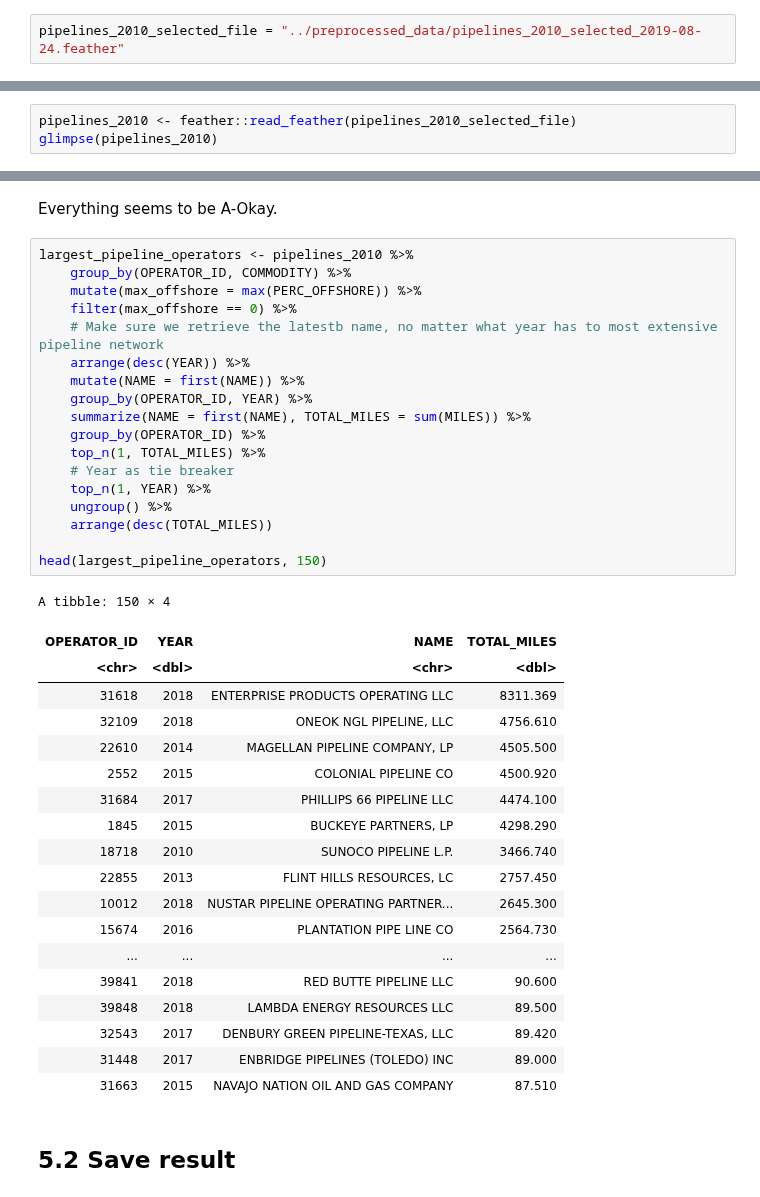
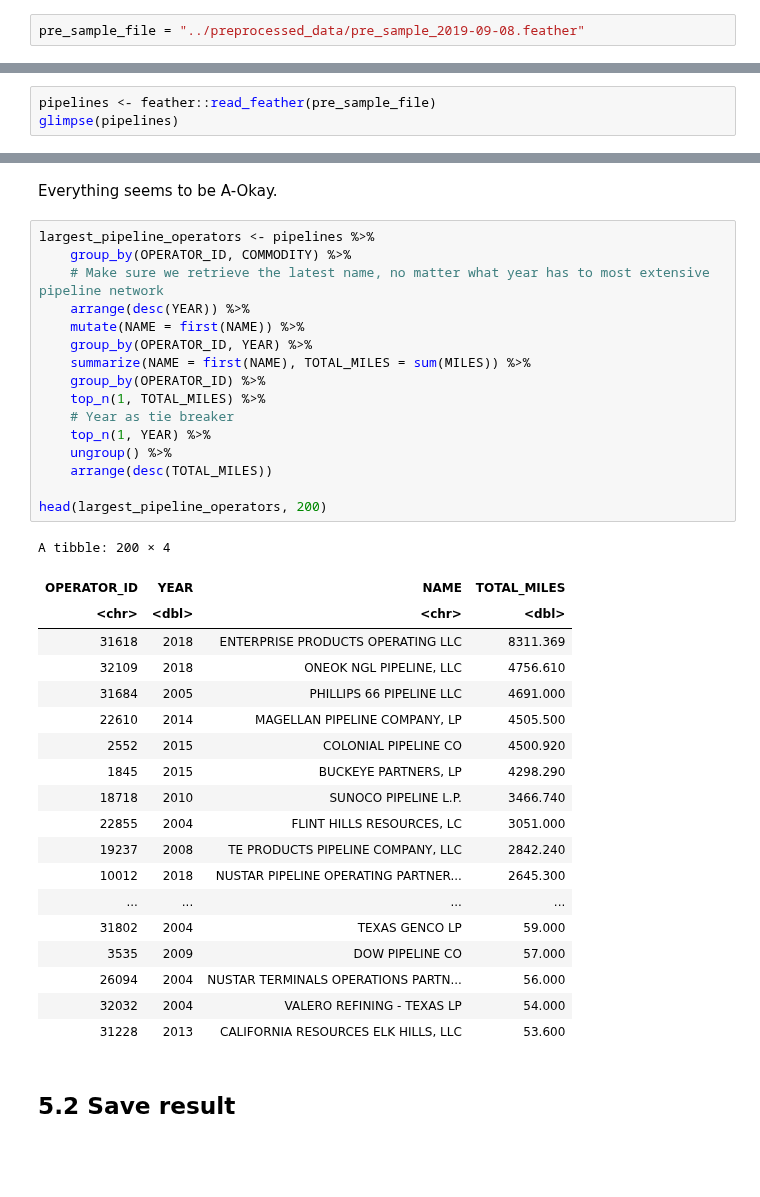
Before and after one commit to julianbarg/oil_industry, a Jupyter notebook: workbooks/5r_find_largest_observations.ipynb, the cells around one changed output, grey strips where cells are left out. Saved outputs shown, nothing was run; the diff lists cells and outputs as text; blank space fills up the shorter version.

Commit message:
Find largest observation for new, more comprehensive dataset (2004-2018).

```diff
--- a/workbooks/5r_find_largest_observations.ipynb
+++ b/workbooks/5r_find_largest_observations.ipynb
@@ -20,12 +20,12 @@ Registered S3 method overwritten by 'rvest':
 ✖ dplyr::filter() masks stats::filter()
 ✖ dplyr::lag()    masks stats::lag()
 # %%
-pipelines_2010_selected_file = "../preprocessed_data/pipelines_2010_selected_2019-08-24.feather"
+pre_sample_file = "../preprocessed_data/pre_sample_2019-09-08.feather"
 # %% [markdown]
 ## Load data
 # %%
-pipelines_2010 <- feather::read_feather(pipelines_2010_selected_file)
-glimpse(pipelines_2010)
+pipelines <- feather::read_feather(pre_sample_file)
+glimpse(pipelines)
 # %% [output]
 Warning message:
 “Coercing int64 to double”
@@ -115,43 +111,41 @@ pipelines_2010 %>%
 # %% [markdown]
 Everything seems to be A-Okay.
 # %%
-largest_pipeline_operators <- pipelines_2010 %>%
+largest_pipeline_operators <- pipelines %>%
     group_by(OPERATOR_ID, COMMODITY) %>%
-    mutate(max_offshore = max(PERC_OFFSHORE)) %>%
-    filter(max_offshore == 0) %>%
-    # Make sure we retrieve the latestb name, no matter what year has to most extensive pipeline network
+    # Make sure we retrieve the latest name, no matter what year has to most extensive pipeline network
     arrange(desc(YEAR)) %>%
     mutate(NAME = first(NAME)) %>%
     group_by(OPERATOR_ID, YEAR) %>%
     summarize(NAME = first(NAME), TOTAL_MILES = sum(MILES)) %>%
     group_by(OPERATOR_ID) %>%
     top_n(1, TOTAL_MILES) %>%
     # Year as tie breaker
     top_n(1, YEAR) %>%
     ungroup() %>%
     arrange(desc(TOTAL_MILES))
 
-head(largest_pipeline_operators, 150)
+head(largest_pipeline_operators, 200)
 # %% [output]
-A tibble: 150 × 4
+A tibble: 200 × 4
 | OPERATOR_ID | YEAR | NAME | TOTAL_MILES |
 | <chr> | <dbl> | <chr> | <dbl> |
 | 31618 | 2018 | ENTERPRISE PRODUCTS OPERATING LLC | 8311.369 |
 | 32109 | 2018 | ONEOK NGL PIPELINE, LLC | 4756.610 |
+| 31684 | 2005 | PHILLIPS 66 PIPELINE LLC | 4691.000 |
 | 22610 | 2014 | MAGELLAN PIPELINE COMPANY, LP | 4505.500 |
 | 2552 | 2015 | COLONIAL PIPELINE CO | 4500.920 |
-| 31684 | 2017 | PHILLIPS 66 PIPELINE LLC | 4474.100 |
 | 1845 | 2015 | BUCKEYE PARTNERS, LP | 4298.290 |
 | 18718 | 2010 | SUNOCO PIPELINE L.P. | 3466.740 |
-| 22855 | 2013 | FLINT HILLS RESOURCES, LC | 2757.450 |
+| 22855 | 2004 | FLINT HILLS RESOURCES, LC | 3051.000 |
+| 19237 | 2008 | TE PRODUCTS PIPELINE COMPANY, LLC | 2842.240 |
 | 10012 | 2018 | NUSTAR PIPELINE OPERATING PARTNER... | 2645.300 |
-| 15674 | 2016 | PLANTATION PIPE LINE CO | 2564.730 |
 | ... | ... | ... | ... |
-| 39841 | 2018 | RED BUTTE PIPELINE LLC | 90.600 |
-| 39848 | 2018 | LAMBDA ENERGY RESOURCES LLC | 89.500 |
-| 32543 | 2017 | DENBURY GREEN PIPELINE-TEXAS, LLC | 89.420 |
-| 31448 | 2017 | ENBRIDGE PIPELINES (TOLEDO) INC | 89.000 |
-| 31663 | 2015 | NAVAJO NATION OIL AND GAS COMPANY | 87.510 |
+| 31802 | 2004 | TEXAS GENCO LP | 59.000 |
+| 3535 | 2009 | DOW PIPELINE CO | 57.000 |
+| 26094 | 2004 | NUSTAR TERMINALS OPERATIONS PARTN... | 56.000 |
+| 32032 | 2004 | VALERO REFINING - TEXAS LP | 54.000 |
+| 31228 | 2013 | CALIFORNIA RESOURCES ELK HILLS, LLC | 53.600 |
 # %% [markdown]
 ## 5.2 Save result
 # %%
```
Also changed, not shown: parts of 8 cells of this notebook, 2 other files.
